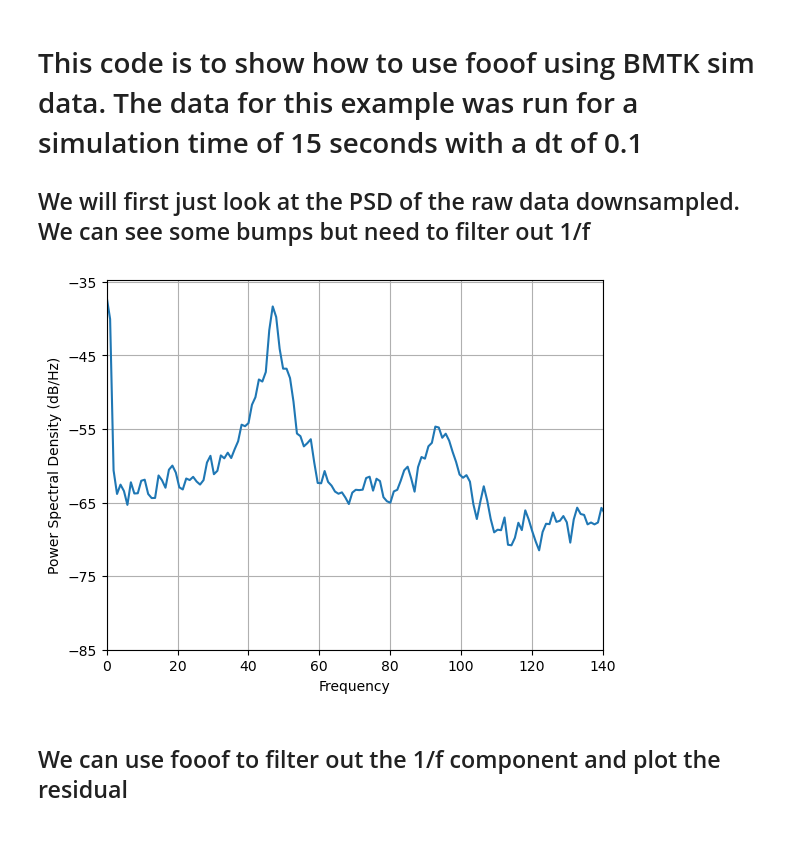
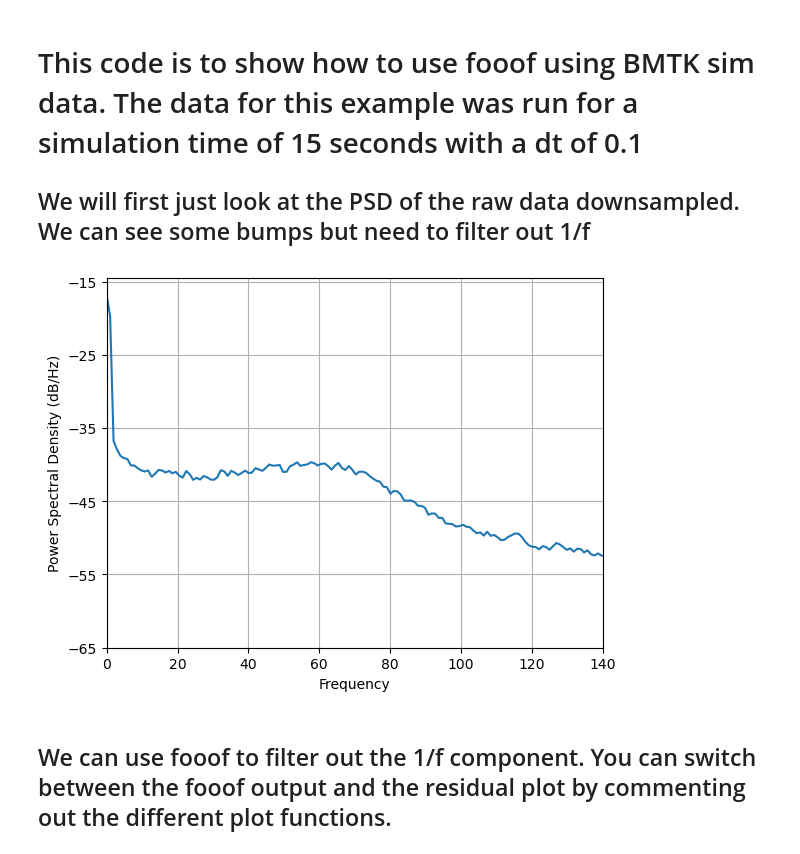
Before and after one commit to GregGlickert/Fooof-PSD-example, a Jupyter notebook: Untitled.ipynb, the cells around one changed output. Saved outputs shown, nothing was run; the diff lists cells and outputs as text; code cells hidden in the pictures.

```diff
--- a/Untitled.ipynb
+++ b/Untitled.ipynb
@@ -17,20 +17,20 @@ from scipy.signal import welch
 
 ## We will first just look at the PSD of the raw data downsampled. We can see some bumps but need to filter out 1/f
 # %%
-use_fengs_data = False
+use_fengs_data = True
 
 if use_fengs_data == False:
     f = h5py.File('ecp.h5','r')
     data = f['ecp']['data'][50000:][::10].reshape(-1,)
 if use_fengs_data == True:
     data = np.loadtxt('LFP_elec_0')
 freq, psd = plt.psd(data, NFFT=1024, Fs=1000)
 plt.xlim(0,140)
 plt.show()
 # %% [output]
-[figure, old version]
+[figure, new version]
 # %% [markdown]
-## We can use fooof to filter out the 1/f component and plot the residual
+## We can use fooof to filter out the 1/f component. You can switch between the fooof output and the residual plot by commenting out the different plot functions.
 # %%
 freqs,spectrum = welch(data,fs=1000,nfft=1024)
 fm = FOOOF(aperiodic_mode='knee')
```
Also changed, not shown: parts of 4 cells of this notebook.
